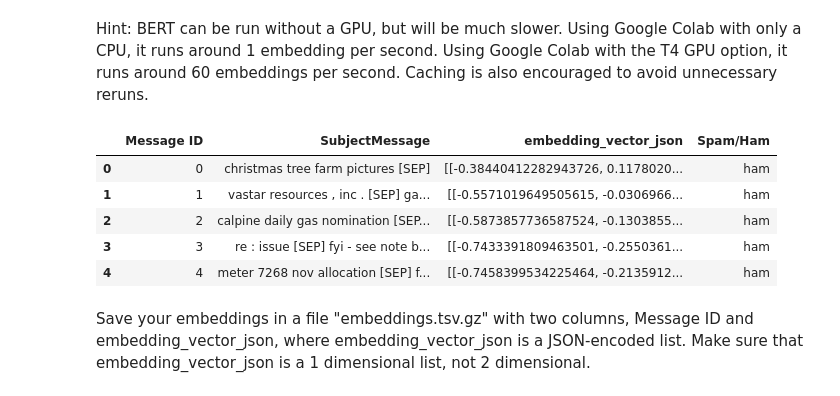
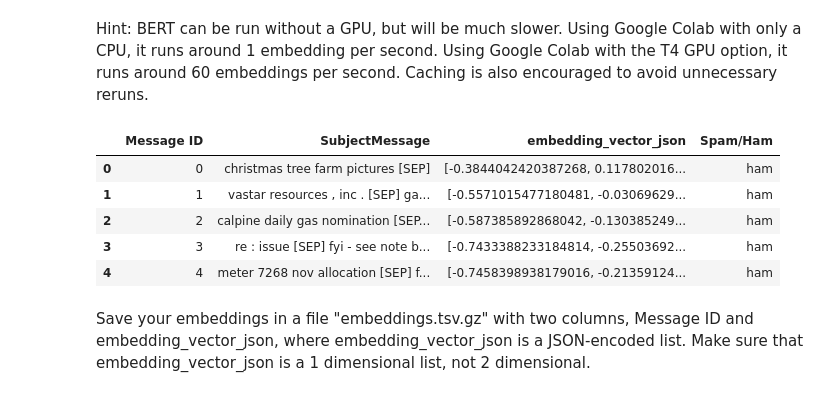
Before and after one commit to jtvon/dx704-project-12, a Jupyter notebook: project.ipynb, the cells around one changed output. Drawn from its saved outputs; the diff is of its cells as text; code cells hidden in the pictures.

```diff
--- a/project.ipynb
+++ b/project.ipynb
@@ -143,30 +143,30 @@ Caching is also encouraged to avoid unnecessary reruns.
 # %%
 def combine_subject_message(row):
     subject = "" if pd.isna(row["Subject"]) else str(row["Subject"])
     message = "" if pd.isna(row["Message"]) else str(row["Message"])
     return f"{subject} [SEP] {message}"
 
 embeddings_ls = []
 for index, row in enron_spam_data.iterrows():
     text = combine_subject_message(row)
-    embedding = embed_text(text).tolist()
+    embedding = embed_text(text).tolist()[0]
     embeddings_ls.append(embedding)
 
 emb_df = pd.DataFrame({
     "Message ID": enron_spam_data["Message ID"],
     "SubjectMessage": enron_spam_data.apply(combine_subject_message, axis=1),
     "embedding_vector_json": embeddings_ls,
     "Spam/Ham": enron_spam_data["Spam/Ham"]
 })
 
 emb_df.head()
 # %% [output]
 |  | Message ID | SubjectMessage | embedding_vector_json | Spam/Ham |
-| 0 | 0 | christmas tree farm pictures [SEP] | [[-0.38440412282943726, 0.1178020... | ham |
-| 1 | 1 | vastar resources , inc . [SEP] ga... | [[-0.5571019649505615, -0.0306966... | ham |
-| 2 | 2 | calpine daily gas nomination [SEP... | [[-0.5873857736587524, -0.1303855... | ham |
-| 3 | 3 | re : issue [SEP] fyi - see note b... | [[-0.7433391809463501, -0.2550361... | ham |
-| 4 | 4 | meter 7268 nov allocation [SEP] f... | [[-0.7458399534225464, -0.2135912... | ham |
+| 0 | 0 | christmas tree farm pictures [SEP] | [-0.3844042420387268, 0.117802016... | ham |
+| 1 | 1 | vastar resources , inc . [SEP] ga... | [-0.5571015477180481, -0.03069629... | ham |
+| 2 | 2 | calpine daily gas nomination [SEP... | [-0.587385892868042, -0.130385249... | ham |
+| 3 | 3 | re : issue [SEP] fyi - see note b... | [-0.7433388233184814, -0.25503692... | ham |
+| 4 | 4 | meter 7268 nov allocation [SEP] f... | [-0.7458398938179016, -0.21359124... | ham |
 # %% [markdown]
 Save your embeddings in a file "embeddings.tsv.gz" with two columns, Message ID and embedding_vector_json, where embedding_vector_json is a JSON-encoded list.
 Make sure that embedding_vector_json is a 1 dimensional list, not 2 dimensional.
```
Also changed, not shown: parts of 10 cells of this notebook.
